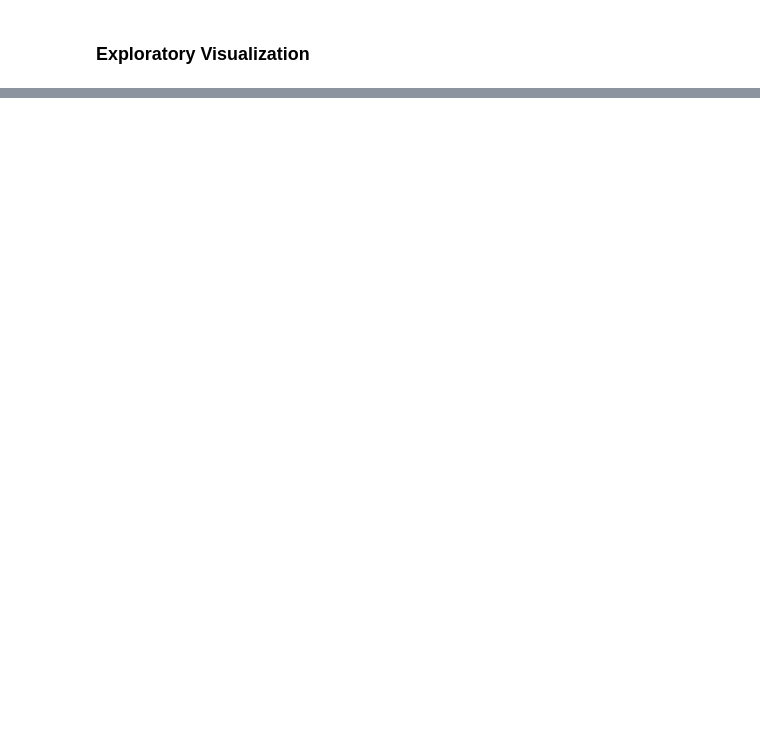
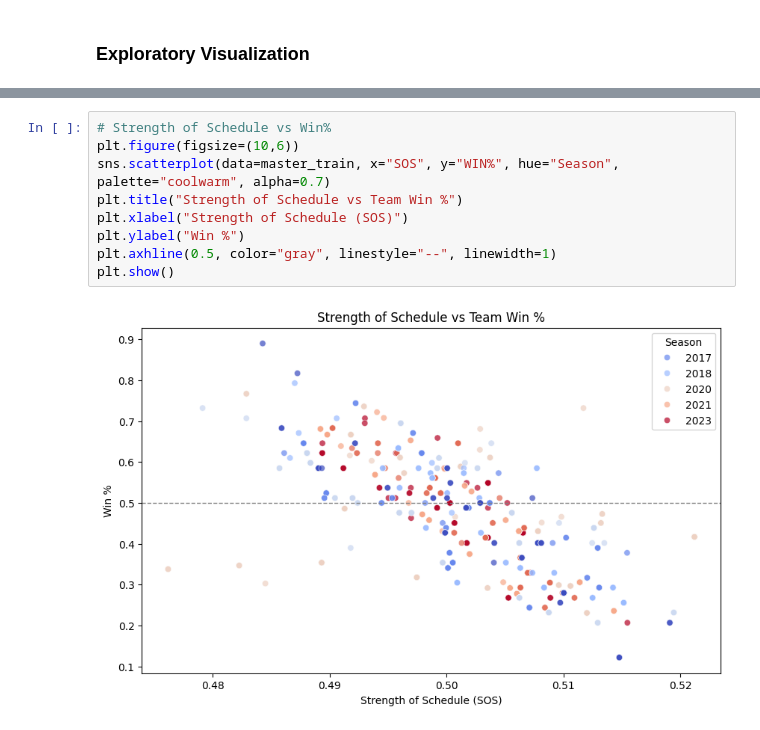
Before and after one commit to trustanprice/basketball-predictions, a Jupyter notebook: notebooks/02_exploration.ipynb, the cells around one changed output, grey strips where cells are left out. Drawn from its saved outputs; the diff is of its cells as text; blank space fills up the shorter version.

```diff
--- a/notebooks/02_exploration.ipynb
+++ b/notebooks/02_exploration.ipynb
@@ -186,0 +281,11 @@ master_test.head()
+# %%
+# Strength of Schedule vs Win%
+plt.figure(figsize=(10,6))
+sns.scatterplot(data=master_train, x="SOS", y="WIN%", hue="Season", palette="coolwarm", alpha=0.7)
+plt.title("Strength of Schedule vs Team Win %")
+plt.xlabel("Strength of Schedule (SOS)")
+plt.ylabel("Win %")
+plt.axhline(0.5, color="gray", linestyle="--", linewidth=1)
+plt.show()
+# %% [output]
+[figure, added]
```
Also changed, not shown: parts of 18 cells of this notebook, 1 other file.
